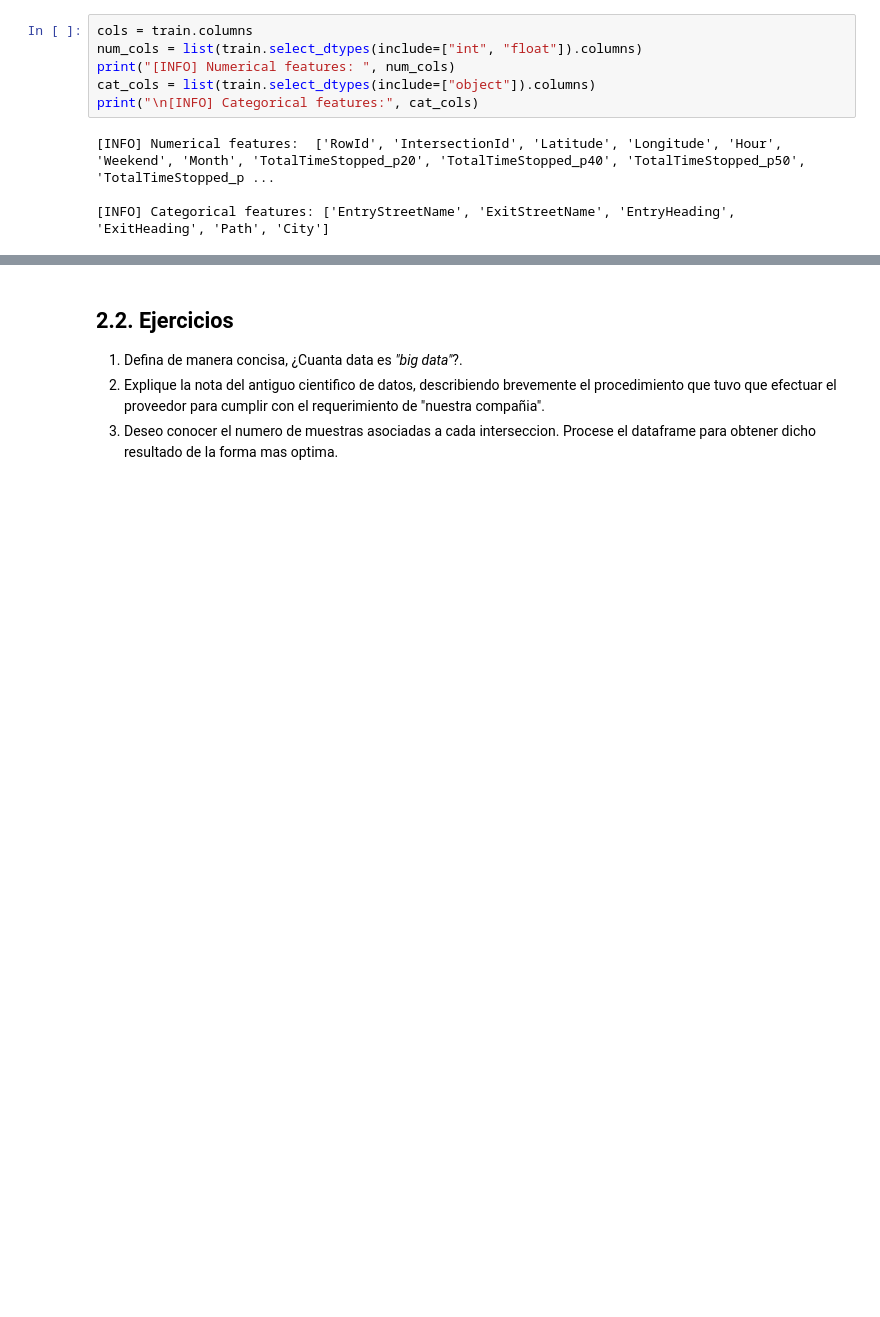
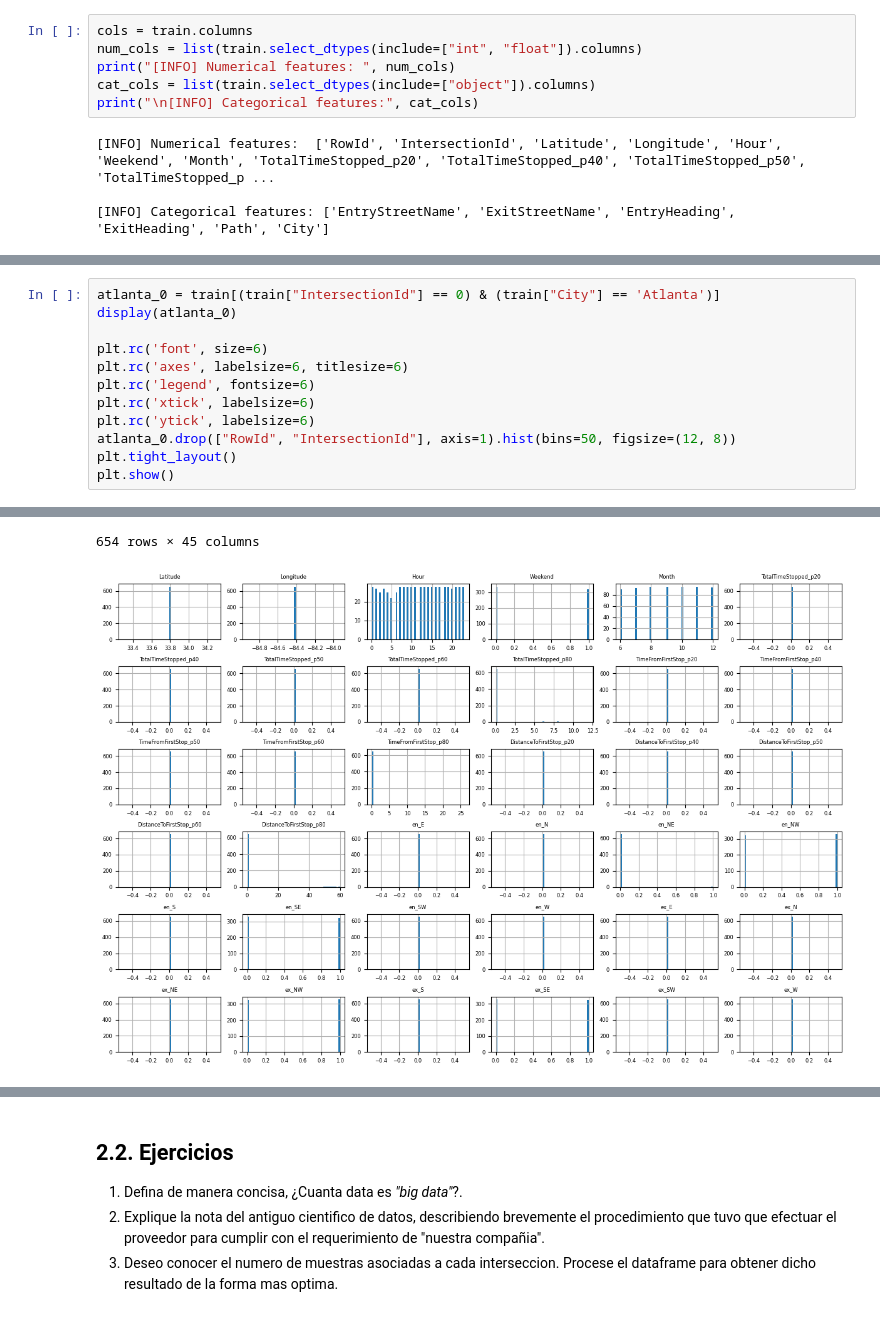
Before and after one commit to joefavergel/pbs-enae-ml-course, a Jupyter notebook: traffic_congestion_end-to-end_ml_project.ipynb, the cells around one changed output, grey strips where cells are left out. Saved outputs shown, nothing was run; the diff lists cells and outputs as text; blank space fills up the shorter version.

```diff
--- a/traffic_congestion_end-to-end_ml_project.ipynb
+++ b/traffic_congestion_end-to-end_ml_project.ipynb
@@ -348,0 +396,13 @@ plt.show()
+# %%
+atlanta_0 = train[(train["IntersectionId"] == 0) & (train["City"] == 'Atlanta')]
+display(atlanta_0)
+
+plt.rc('font', size=6)
+plt.rc('axes', labelsize=6, titlesize=6)
+plt.rc('legend', fontsize=6)
+plt.rc('xtick', labelsize=6)
+plt.rc('ytick', labelsize=6)
+atlanta_0.drop(["RowId", "IntersectionId"], axis=1).hist(bins=50, figsize=(12, 8))
+plt.tight_layout()
+plt.show()
+# %% [output]
@@ -348,0 +421,2 @@ plt.show()
+654 rows × 45 columns
+[figure, added]
```
Also changed, not shown: parts of 36 cells of this notebook.
